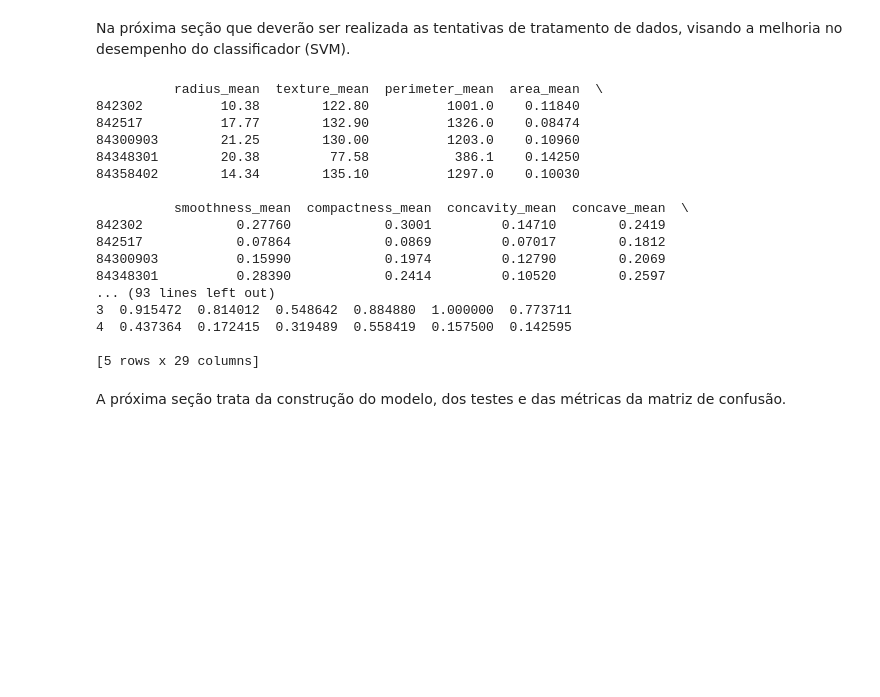
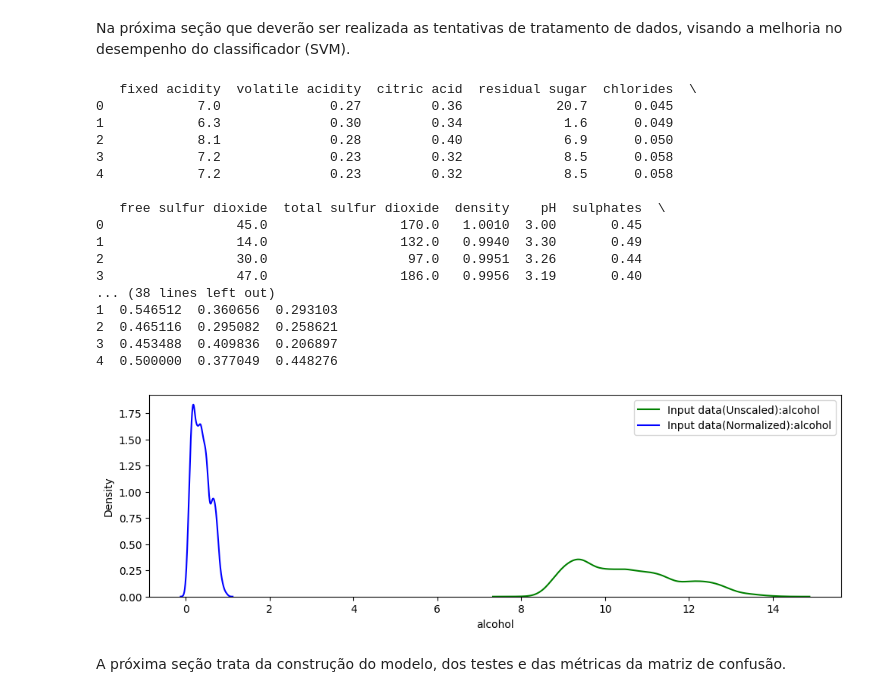
Before and after one commit to raraujor/iaap-ufpr-IAA006-arquitetura-de-dados, a Jupyter notebook: arq_dados_atividade_02.ipynb, the cells around one changed output. Saved outputs shown, nothing was run; the diff lists cells and outputs as text; code cells hidden in the pictures; blank space fills up the shorter version.

```diff
--- a/arq_dados_atividade_02.ipynb
+++ b/arq_dados_atividade_02.ipynb
@@ -140,7 +196,7 @@ from sklearn.preprocessing import scale
 from sklearn.preprocessing import minmax_scale
 import pandas as pd
 
-X_orig =  X.copy()
+X_orig = winequality_df.drop('quality', axis=1)
 print(X_orig.head())
 
 print(Y_orig.unique() )
@@ -150,28 +206,41 @@ X = pd.DataFrame( minmax_scale(X) )
 
 print(X_orig.head())
 print(X.head())
-
-# A normalização pode ser manual, usando o pandas... ex:
-#X['radius_mean'] = (X_orig['radius_mean']-X_orig['radius_mean'].mean()) / X_orig['radius_mean'].std()
-# normalização min-max
-#X['texture_mean'] = (X_orig['texture_mean']-X_orig['texture_mean'].min()) / (X_orig['texture_mean'].max()-X_orig['texture_mean'].min())
 # %% [output]
-          radius_mean  texture_mean  perimeter_mean  area_mean  \
-842302          10.38        122.80          1001.0    0.11840
-842517          17.77        132.90          1326.0    0.08474
-84300903        21.25        130.00          1203.0    0.10960
-84348301        20.38         77.58           386.1    0.14250
-84358402        14.34        135.10          1297.0    0.10030
+   fixed acidity  volatile acidity  citric acid  residual sugar  chlorides  \
+0            7.0              0.27         0.36            20.7      0.045
+1            6.3              0.30         0.34             1.6      0.049
+2            8.1              0.28         0.40             6.9      0.050
+3            7.2              0.23         0.32             8.5      0.058
+4            7.2              0.23         0.32             8.5      0.058
 
-          smoothness_mean  compactness_mean  concavity_mean  concave_mean  \
-842302            0.27760            0.3001         0.14710        0.2419
-842517            0.07864            0.0869         0.07017        0.1812
-84300903          0.15990            0.1974         0.12790        0.2069
-84348301          0.28390            0.2414         0.10520        0.2597
-... (93 lines left out)
-3  0.915472  0.814012  0.548642  0.884880  1.000000  0.773711
-4  0.437364  0.172415  0.319489  0.558419  0.157500  0.142595
-
-[5 rows x 29 columns]
+   free sulfur dioxide  total sulfur dioxide  density    pH  sulphates  \
+0                 45.0                 170.0   1.0010  3.00       0.45
+1                 14.0                 132.0   0.9940  3.30       0.49
+2                 30.0                  97.0   0.9951  3.26       0.44
+3                 47.0                 186.0   0.9956  3.19       0.40
+... (38 lines left out)
+1  0.546512  0.360656  0.293103
+2  0.465116  0.295082  0.258621
+3  0.453488  0.409836  0.206897
+4  0.500000  0.377049  0.448276
+# %%
+import pandas as pd
+import seaborn as sns
+from sklearn.preprocessing import StandardScaler, normalize, MinMaxScaler
+import scipy.stats as scs
+import matplotlib.pyplot as plt
+
+df_data_normalized = X.copy()
+df_data_normalized = df_data_normalized.rename(columns={10: 'alcohol'})
+plt.figure(figsize = (40,20))
+for idx, col in enumerate(list(['alcohol'])):
+    plt.subplot(5,3,idx + 1)
+    sns.kdeplot(winequality_df[col], color = 'g',label = f"Input data(Unscaled):{col}")
+    sns.kdeplot(df_data_normalized[col],color = 'b', label = f"Input data(Normalized):{col}" )
+    plt.legend()
+plt.show()
+# %% [output]
+[figure, added]
 # %% [markdown]
 A próxima seção trata da construção do modelo, dos testes e das métricas da matriz de confusão.
```
Also changed, not shown: parts of 17 cells of this notebook, 2 other files.
